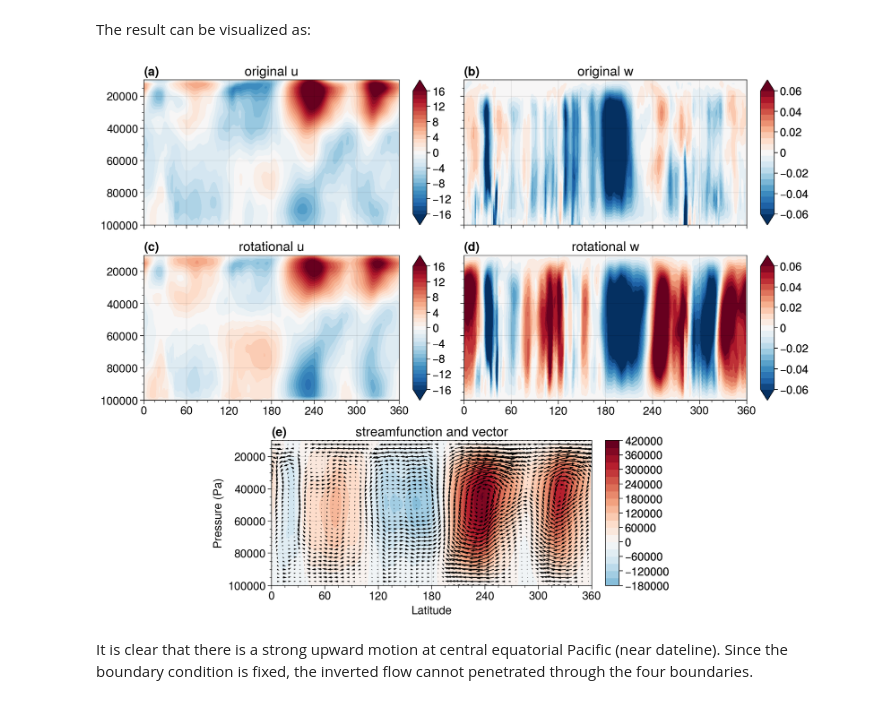
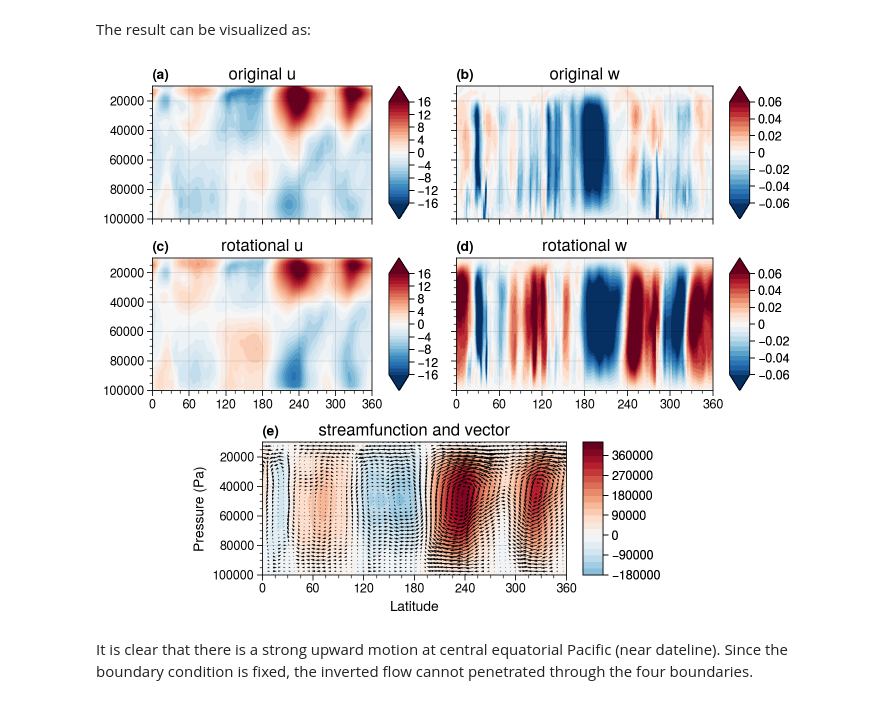
Before and after one commit to miniufo/xinvert, a Jupyter notebook: docs/source/notebooks/02_Poisson_equation_vertical.ipynb, the cells around one changed output. Saved outputs shown, nothing was run; the diff lists cells and outputs as text; code cells hidden in the pictures.

```diff
--- a/docs/source/notebooks/02_Poisson_equation_vertical.ipynb
+++ b/docs/source/notebooks/02_Poisson_equation_vertical.ipynb
@@ -105,10 +105,10 @@ Here we demonstrate the zonal case, in which Walker circulation streamfunction i
 # %%
 import xarray as xr
 import numpy as np
-from xinvert.xinvert import invert_Poisson, cal_flow, FiniteDiff
+from xinvert import invert_Poisson, cal_flow, FiniteDiff
 
 
-ds = xr.open_dataset('../Data/atmos3D.nc')
+ds = xr.open_dataset('../../../Data/atmos3D.nc')
 ds['LEV'] = ds['LEV'] * 100 # hPa to Pa
 
 u = ds.U.sel(lat=slice(10, -10)).mean('lat')
@@ -139,9 +139,9 @@ array = [
     [0, 5, 5, 0],
 ]
 
-fig, axes = pplt.subplots(array, figsize=(10.5,8.2), sharex=3, sharey=3)
+fig, axes = pplt.subplots(array, figsize=(7, 5.6), sharex=3, sharey=3)
 
-fontsize = 14
+fontsize = 12
 
 ax = axes[0]
 m=ax.contourf(u, levels=np.linspace(-16, 16, 32), extend='both')
@@ -154,34 +154,34 @@ ax = axes[1]
 m=ax.contourf(w, levels=np.linspace(-0.06, 0.06, 22), extend='both')
 ax.colorbar(m, loc='r', label='', ticks=0.02)
 ax.set_title('original w', fontsize=fontsize)
 ax.set_ylabel('')
 ax.set_xlabel('')
 
 ax = axes[2]
 m=ax.contourf(us, levels=np.linspace(-16, 16, 32), extend='both')
 ax.colorbar(m, loc='r', label='', ticks=4)
 ax.set_title('rotational u', fontsize=fontsize)
 ax.set_ylabel('')
 ax.set_xlabel('')
 
 ax = axes[3]
 m=ax.contourf(ws, levels=np.linspace(-0.06, 0.06, 22), extend='both')
 ax.colorbar(m, loc='r', label='', ticks=0.02)
 ax.set_title('rotational w', fontsize=fontsize)
 ax.set_ylabel('')
 ax.set_xlabel('')
 
 ax = axes[4]
 m=ax.contourf(sf, levels=21)
 ax.colorbar(m, loc='r', label='')
 ax.quiver(us.lon[::5], us.LEV, us[:,::5], ws[:,::5]*-50, scale=250)
 ax.set_title('streamfunction and vector', fontsize=fontsize)
 ax.set_ylabel('Pressure (Pa)', fontsize=fontsize-2)
 ax.set_xlabel('Latitude', fontsize=fontsize-2)
 
 axes.format(abc='(a)', xlim=[0, 360], xticks=np.arange(0, 361, 60))
 # %% [output]
-[figure, old version]
+[figure, new version]
 # %% [markdown]
 It is clear that there is a strong upward motion at central equatorial Pacific (near dateline).  Since the boundary condition is fixed, the inverted flow cannot penetrated through the four boundaries.
 # %% [markdown]
```
Also changed, not shown: parts of 2 cells of this notebook, 7 other files.
